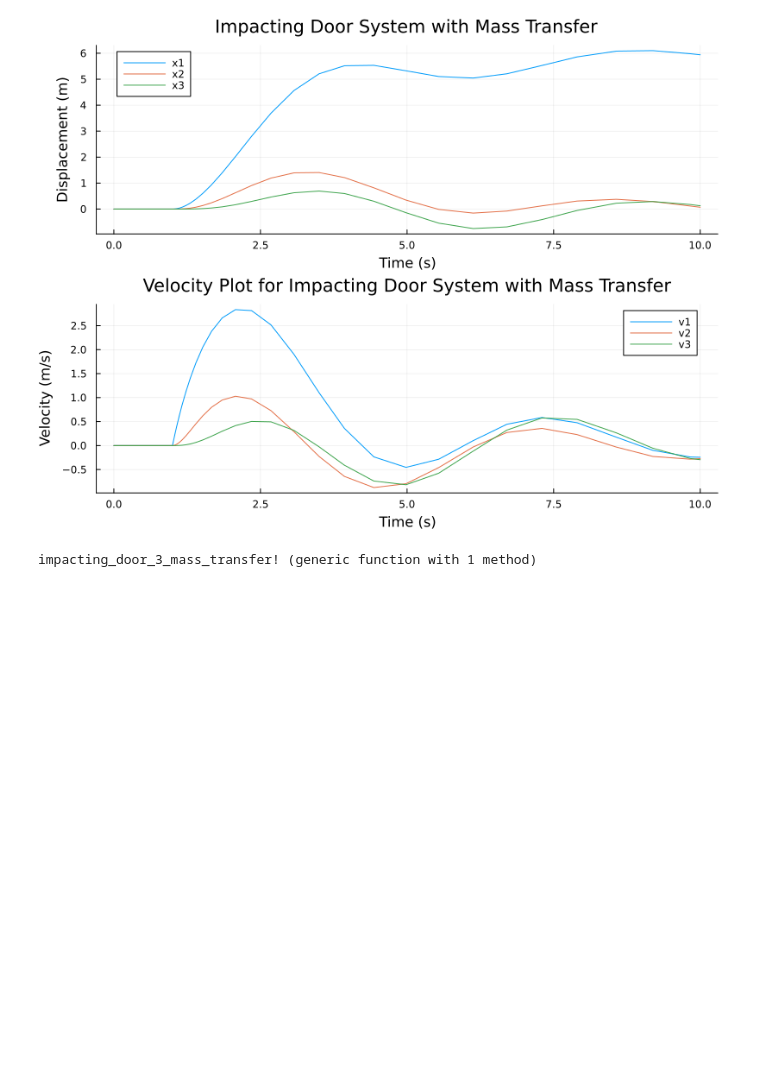
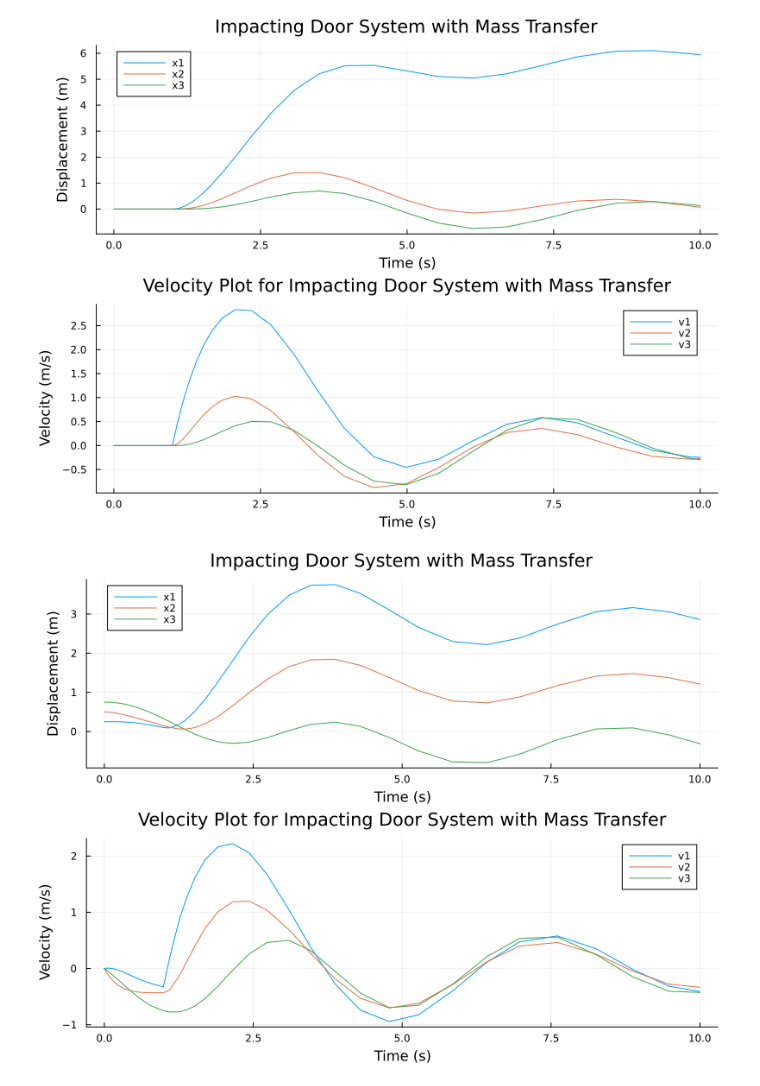
Before and after one commit to mrsalveen/Finite-Element-Model, a Jupyter notebook: massPoint1.ipynb, the cells around one changed output. Drawn from its saved outputs; the diff is of its cells as text; code cells hidden in the pictures; blank space fills up the shorter version.

```diff
--- a/massPoint1.ipynb
+++ b/massPoint1.ipynb
@@ -489,33 +493,57 @@ plot(p1, p2, layout=(2,1), size=(800,600))
 # %% [output]
 [figure]
 # %%
-# Implementing mass transfer between the three masses
-function impacting_door_3_mass_transfer!(du,u,p,t)
-    impacting_door_3!(du,u,p,t)
-    x1 = u[1]
-    x2 = u[2]
-    x3 = u[3]
-    v1 = u[4]
-    v2 = u[5]
-    v3 = u[6]
-    k1 = p[1]
-    k2 = p[2]
-    k3 = p[3]
-    c1 = p[4]
-    c2 = p[5]
-    c3 = p[6]
-    m1 = p[7]
-    m2 = p[8]
-    m3 = p[9]
-    ω₀ = p[10]
-    F = ifelse(t >= 1.0, 6.0, 0.0) # Impulse force at t = 2.0 seconds
+# # Implementing mass transfer between the three masses
+# function impacting_door_3_mass_transfer!(du,u,p,t)
+#     impacting_door_3!(du,u,p,t)
+#     x1 = u[1]
+#     x2 = u[2]
+#     x3 = u[3]
+#     v1 = u[4]
+#     v2 = u[5]
+#     v3 = u[6]
+#     k1 = p[1]
+#     k2 = p[2]
+#     k3 = p[3]
+#     c1 = p[4]
+#     c2 = p[5]
+#     c3 = p[6]
+#     m1 = p[7]
+#     m2 = p[8]
+#     m3 = p[9]
+#     ω₀ = p[10]
+#     F = ifelse(t >= 1.0, 6.0, 0.0) # Impulse force at t = 2.0 seconds
 
-    # Implement mass transfer
-    du[4] -= k1*(x1 - x2) / m1 + k2*(x2 - x3) / m2
-    du[5] += k1*(x1 - x2) / m2
-    du[6] += k2*(x2 - x3) / m3
-    du[4] += k3*(x1 - x3) / m1
-    du[6] -= k3*(x1 - x3) / m3
-end
+#     # Implement mass transfer
+#     du[4] -= k1*(x1 - x2) / m1 + k2*(x2 - x3) / m2
+#     du[5] += k1*(x1 - x2) / m2
+#     du[6] += k2*(x2 - x3) / m3
+#     du[4] += k3*(x1 - x3) / m1
+#     du[6] -= k3*(x1 - x3) / m3
+# end
+# # Define initial conditions and parameter values
+# u0 = [0.25, 0.5, 0.75, 0.0, 0.0, 0.0] # [x1, x2, x3, v1, v2, v3]
+# p = [2.0, 2.0, 2.0, 2.0, 1.0, 1.0, 1.0, 1.0, 1.0, 1.0] # [k1, k2, k3, c1, c2, c3, m1, m2, m3, ω₀]
+
+# # Solve the system of differential equations
+# prob = ODEProblem(impacting_door_3_mass_transfer!, u0, (0.0, 10.0), p)
+# sol = solve(prob, Tsit5(), callback=cb1)
+
+# # Plot the solution
+# p1 = plot(sol.t, sol[1,:], label="x1")
+# plot!(sol.t, sol[2,:], label="x2")
+# plot!(sol.t, sol[3,:], label="x3")
+# xlabel!("Time (s)")
+# ylabel!("Displacement (m)")
+# title!("Impacting Door System with Mass Transfer")
+
+# p2 = plot(sol.t, sol[4,:], label="v1")
+# plot!(sol.t, sol[5,:], label="v2")
+# plot!(sol.t, sol[6,:], label="v3")
+# xlabel!("Time (s)")
+# ylabel!("Velocity (m/s)")
+# title!("Velocity Plot for Impacting Door System with Mass Transfer")
+
+# plot(p1, p2, layout=(2,1), size=(800,600))
 # %% [output]
-impacting_door_3_mass_transfer! (generic function with 1 method)
+[figure, added]
```
Also changed, not shown: parts of 6 cells of this notebook.
